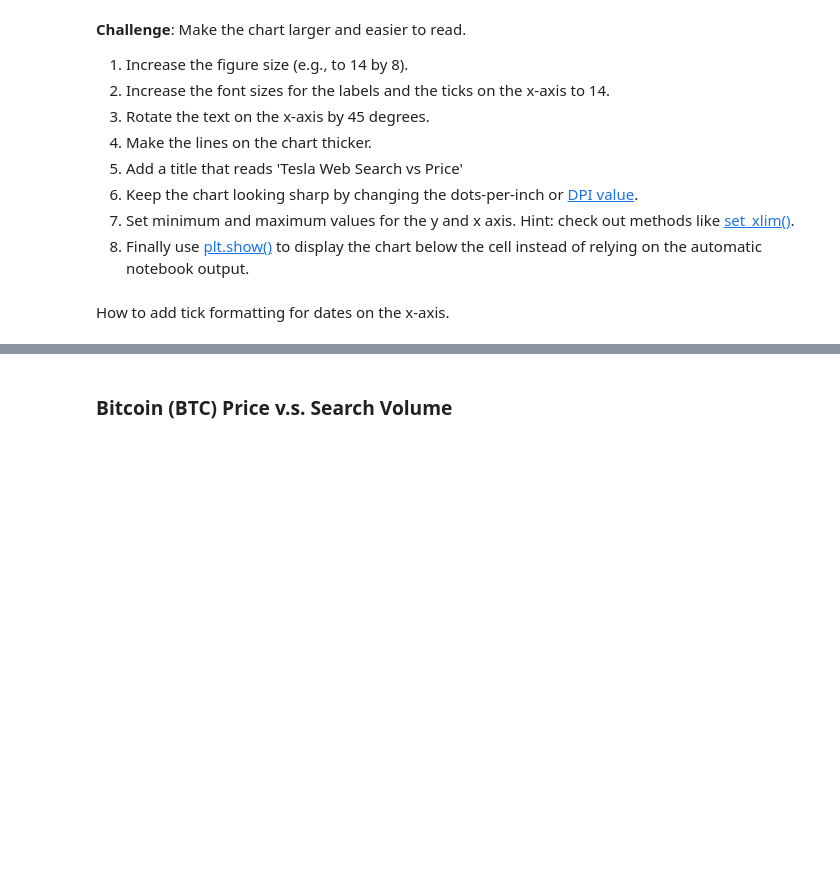
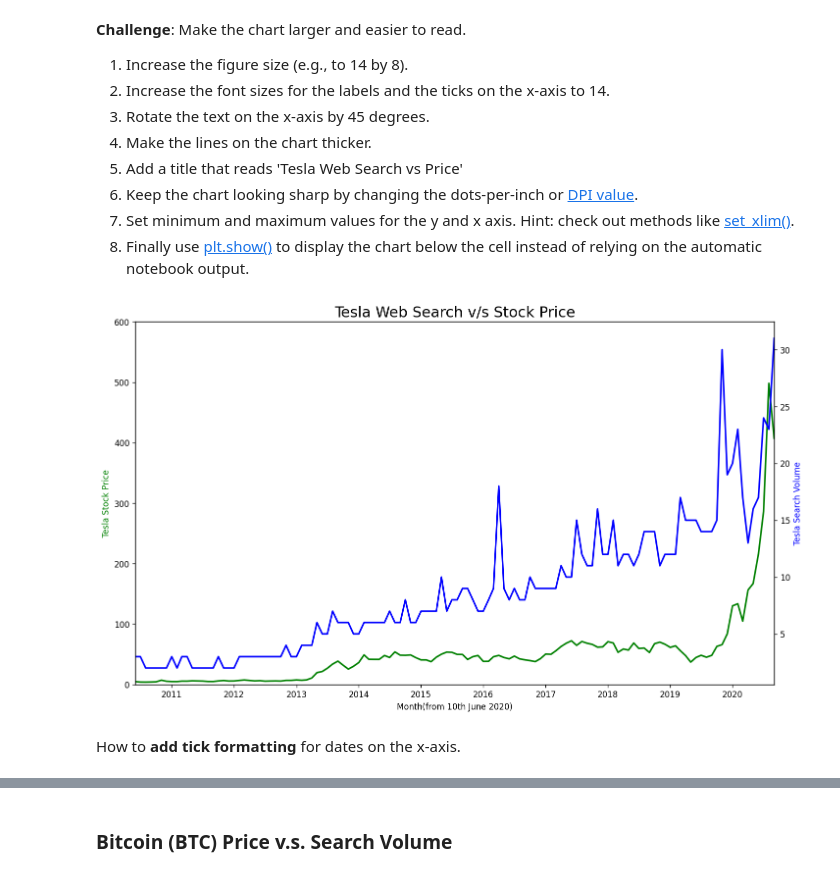
Before and after one commit to keshavpj1711/Python_100-Days, a Jupyter notebook: Advanced/75GoogleTrendsResamplingAndVisualizing/Google Trends and Data Visualisation (start).ipynb, the cells around one changed output, grey strips where cells are left out. Saved outputs shown, nothing was run; the diff lists cells and outputs as text; code cells hidden in the pictures; blank space fills up the shorter version.

```diff
--- a/Advanced/75GoogleTrendsResamplingAndVisualizing/Google Trends and Data Visualisation (start).ipynb
+++ b/Advanced/75GoogleTrendsResamplingAndVisualizing/Google Trends and Data Visualisation (start).ipynb
@@ -210,5 +226,28 @@ Hint: you can colour both the [axis labels](https://matplotlib.org/3.3.2/api/tex
 6. Keep the chart looking sharp by changing the dots-per-inch or [DPI value](https://matplotlib.org/3.1.1/api/_as_gen/matplotlib.pyplot.figure.html).
 7. Set minimum and maximum values for the y and x axis. Hint: check out methods like [set_xlim()](https://matplotlib.org/3.1.1/api/_as_gen/matplotlib.axes.Axes.set_xlim.html).
 8. Finally use [plt.show()](https://matplotlib.org/3.2.1/api/_as_gen/matplotlib.pyplot.show.html) to display the chart below the cell instead of relying on the automatic notebook output.
+# %%
+# improving visuals
+plt.figure(figsize=(14,8), dpi=120)
+plt.title('Tesla Web Search v/s Stock Price', fontsize=18)
+
+
+ax1 = plt.gca() # getting current axis
+ax2 = ax1.twinx()
+
+ax1.set_ylabel('Tesla Stock Price', color='g')
+ax2.set_ylabel('Tesla Search Volume', color='b')
+ax1.set_xlabel('Month(from 10th June 2020)')
+
+# Setting important properties
+ax1.set_ylim([0, 600])
+ax1.set_xlim([df_tesla.MONTH.min(), df_tesla.MONTH.max()])
+
+ax1.plot(df_tesla.MONTH, df_tesla.TSLA_USD_CLOSE, color='g', linewidth=2)
+ax2.plot(df_tesla.MONTH, df_tesla.TSLA_WEB_SEARCH, color='b', linewidth=2)
+
+plt.show() # showing plot explicitly
+# %% [output]
+[figure, added]
 # %% [markdown]
-How to add tick formatting for dates on the x-axis.
+How to **add tick formatting** for dates on the x-axis.
```
Also changed, not shown: parts of 6 cells of this notebook.
